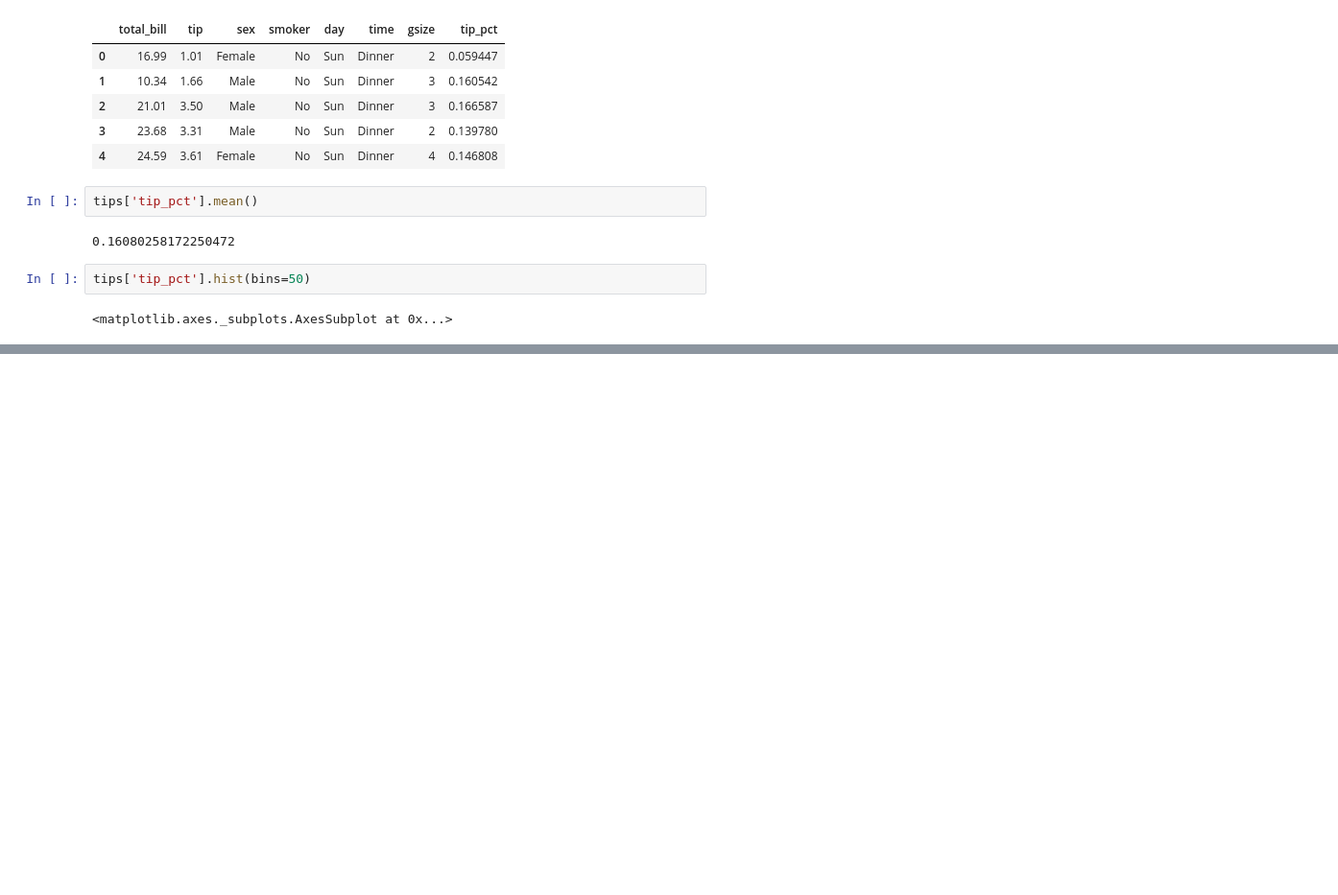
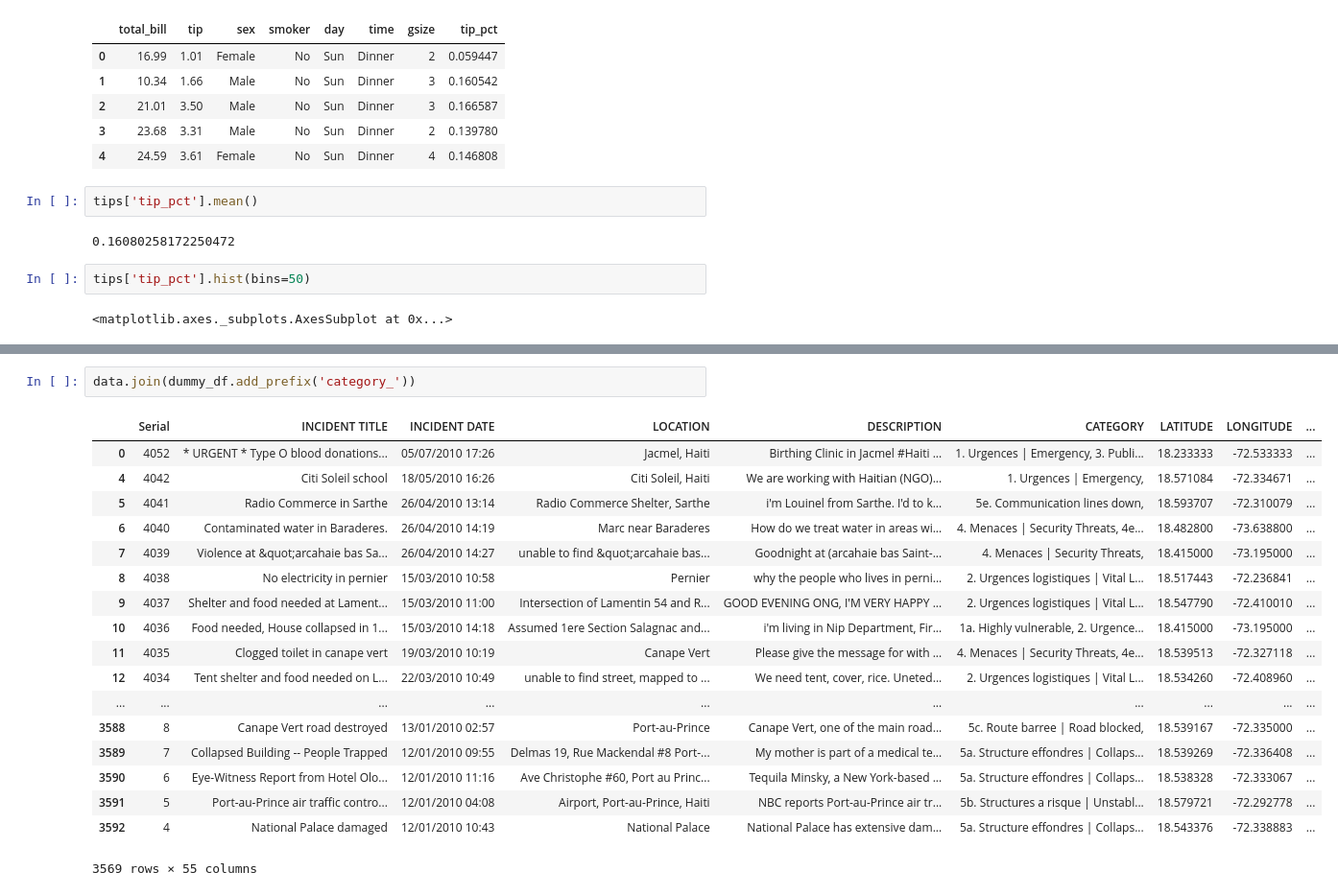
Before and after one commit to gloryfromca/PythonforDataAnalysis, a Jupyter notebook: Python_data_analysis_chapter_7.ipynb, the cells around one changed output, grey strips where cells are left out. Shown: that part at 96% size. Saved outputs shown, nothing was run; the diff lists cells and outputs as text; blank space fills up the shorter version.

Commit message:
Haiti chapter7

```diff
--- a/Python_data_analysis_chapter_7.ipynb
+++ b/Python_data_analysis_chapter_7.ipynb
@@ -513,0 +745,21 @@ ImportError: No module named 'scipy'
+# %%
+data.join(dummy_df.add_prefix('category_'))
+# %% [output]
+|  | Serial | INCIDENT TITLE | INCIDENT DATE | LOCATION | DESCRIPTION | CATEGORY | LATITUDE | LONGITUDE | ... |
+| 0 | 4052 | * URGENT * Type O blood donations... | 05/07/2010 17:26 | Jacmel, Haiti | Birthing Clinic in Jacmel #Haiti ... | 1. Urgences | Emergency, 3. Publi... | 18.233333 | -72.533333 | ... |
+| 4 | 4042 | Citi Soleil school | 18/05/2010 16:26 | Citi Soleil, Haiti | We are working with Haitian (NGO)... | 1. Urgences | Emergency, | 18.571084 | -72.334671 | ... |
+| 5 | 4041 | Radio Commerce in Sarthe | 26/04/2010 13:14 | Radio Commerce Shelter, Sarthe | i'm Louinel from Sarthe. I'd to k... | 5e. Communication lines down, | 18.593707 | -72.310079 | ... |
+| 6 | 4040 | Contaminated water in Baraderes. | 26/04/2010 14:19 | Marc near Baraderes | How do we treat water in areas wi... | 4. Menaces | Security Threats, 4e... | 18.482800 | -73.638800 | ... |
+| 7 | 4039 | Violence at &quot;arcahaie bas Sa... | 26/04/2010 14:27 | unable to find &quot;arcahaie bas... | Goodnight at (arcahaie bas Saint-... | 4. Menaces | Security Threats, | 18.415000 | -73.195000 | ... |
+| 8 | 4038 | No electricity in pernier | 15/03/2010 10:58 | Pernier | why the people who lives in perni... | 2. Urgences logistiques | Vital L... | 18.517443 | -72.236841 | ... |
+| 9 | 4037 | Shelter and food needed at Lament... | 15/03/2010 11:00 | Intersection of Lamentin 54 and R... | GOOD EVENING ONG, I'M VERY HAPPY ... | 2. Urgences logistiques | Vital L... | 18.547790 | -72.410010 | ... |
+| 10 | 4036 | Food needed, House collapsed in 1... | 15/03/2010 14:18 | Assumed 1ere Section Salagnac and... | i'm living in Nip Department, Fir... | 1a. Highly vulnerable, 2. Urgence... | 18.415000 | -73.195000 | ... |
+| 11 | 4035 | Clogged toilet in canape vert | 19/03/2010 10:19 | Canape Vert | Please give the message for with ... | 4. Menaces | Security Threats, 4e... | 18.539513 | -72.327118 | ... |
+| 12 | 4034 | Tent shelter and food needed on L... | 22/03/2010 10:49 | unable to find street, mapped to ... | We need tent, cover, rice. Uneted... | 2. Urgences logistiques | Vital L... | 18.534260 | -72.408960 | ... |
+| ... | ... | ... | ... | ... | ... | ... | ... | ... | ... |
+| 3588 | 8 | Canape Vert road destroyed | 13/01/2010 02:57 | Port-au-Prince | Canape Vert, one of the main road... | 5c. Route barree | Road blocked, | 18.539167 | -72.335000 | ... |
+| 3589 | 7 | Collapsed Building -- People Trapped | 12/01/2010 09:55 | Delmas 19, Rue Mackendal #8 Port-... | My mother is part of a medical te... | 5a. Structure effondres | Collaps... | 18.539269 | -72.336408 | ... |
+| 3590 | 6 | Eye-Witness Report from Hotel Olo... | 12/01/2010 11:16 | Ave Christophe #60, Port au Princ... | Tequila Minsky, a New York-based ... | 5a. Structure effondres | Collaps... | 18.538328 | -72.333067 | ... |
+| 3591 | 5 | Port-au-Prince air traffic contro... | 12/01/2010 04:08 | Airport, Port-au-Prince, Haiti | NBC reports Port-au-Prince air tr... | 5b. Structures a risque | Unstabl... | 18.579721 | -72.292778 | ... |
+| 3592 | 4 | National Palace damaged | 12/01/2010 10:43 | National Palace | National Palace has extensive dam... | 5a. Structure effondres | Collaps... | 18.543376 | -72.338883 | ... |
+3569 rows × 55 columns
```
Also changed, not shown: parts of 40 cells of this notebook.
